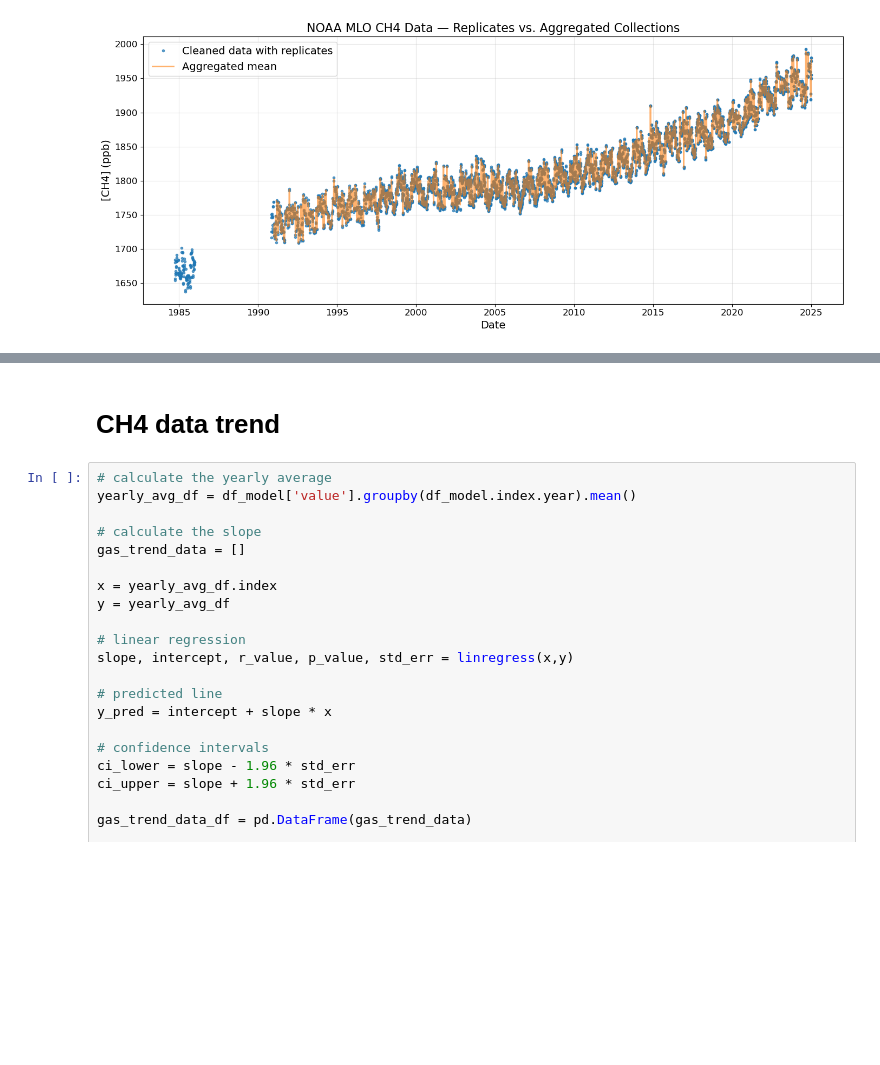
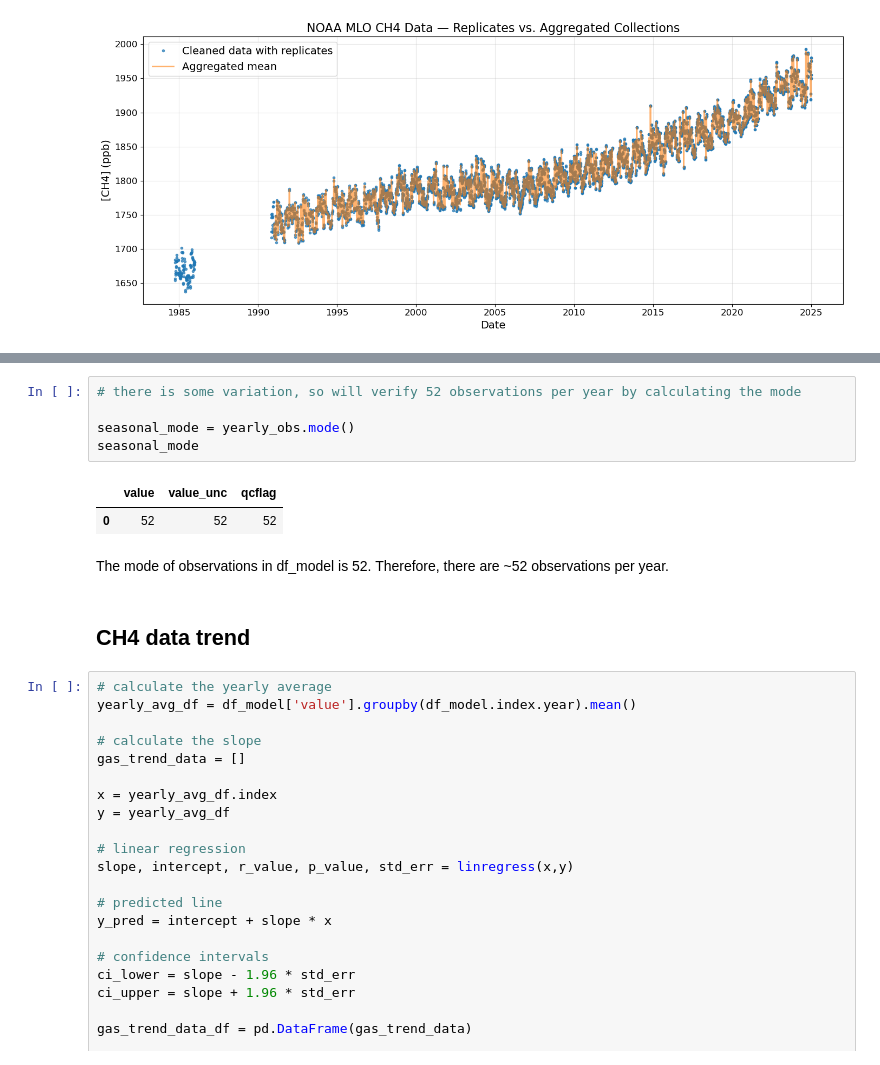
Before and after one commit to apl888/greenhouse-gas-forecasting, a Jupyter notebook: notebooks/2_ch4_eda.ipynb, the cells around one changed output, grey strips where cells are left out. Saved outputs shown, nothing was run; the diff lists cells and outputs as text; blank space fills up the shorter version.

```diff
--- a/notebooks/2_ch4_eda.ipynb
+++ b/notebooks/2_ch4_eda.ipynb
@@ -688,5 +725,15 @@ plt.show()
+# %%
+# there is some variation, so will verify 52 observations per year by calculating the mode
+
+seasonal_mode = yearly_obs.mode()
+seasonal_mode
+# %% [output]
+|  | value | value_unc | qcflag |
+| 0 | 52 | 52 | 52 |
+# %% [markdown]
+The mode of observations in df_model is 52.  Therefore, there are ~52 observations per year.
 # %% [markdown]
-# CH4 data trend
+## CH4 data trend
 # %%
 # calculate the yearly average
 yearly_avg_df = df_model['value'].groupby(df_model.index.year).mean()
```
Also changed, not shown: parts of 40 cells of this notebook, 14 other files.
